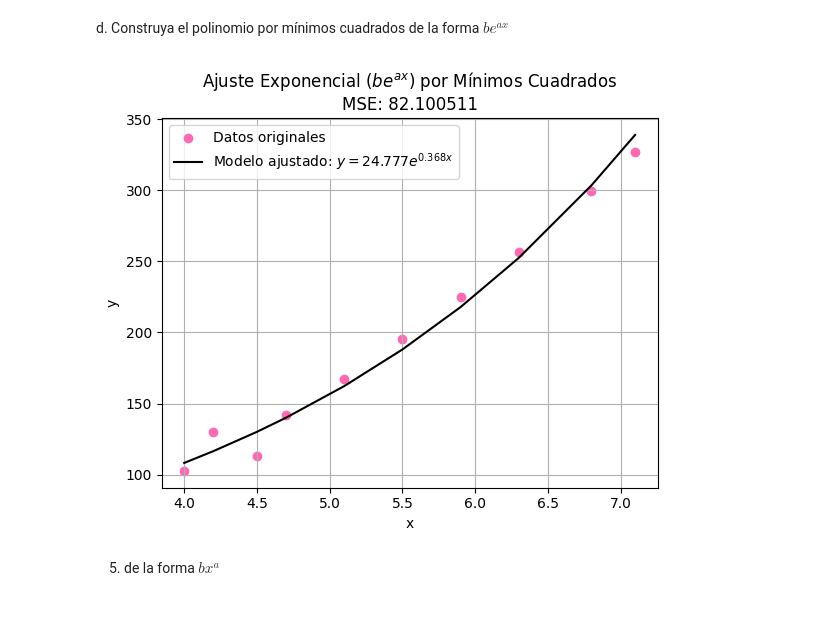
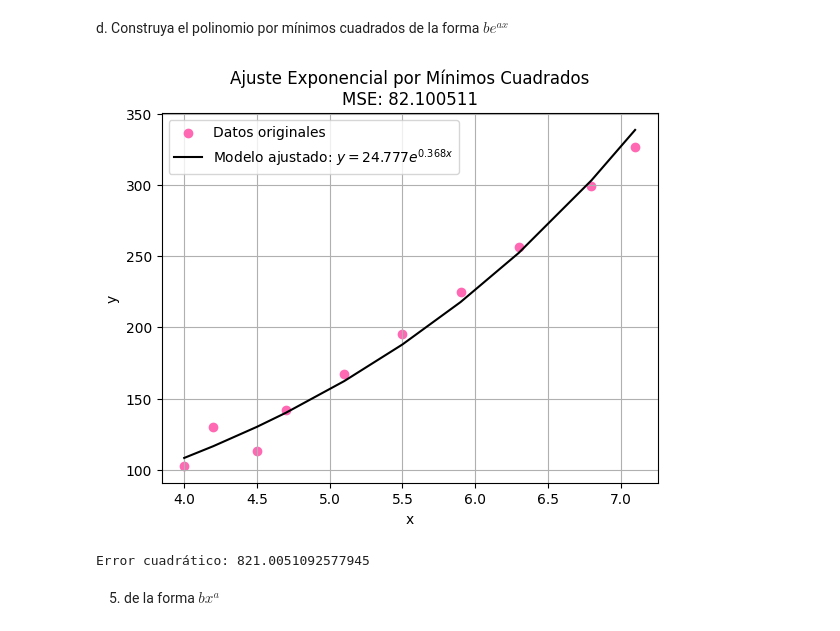
Before and after one commit to IDKHowFoundMe/TareasMN, a Jupyter notebook: Tarea8/tarea8.ipynb, the cells around one changed output. Drawn from its saved outputs; the diff is of its cells as text; code cells hidden in the pictures.

Commit message:
Actualizacion con error calculado

```diff
--- a/Tarea8/tarea8.ipynb
+++ b/Tarea8/tarea8.ipynb
@@ -139,4 +139,10 @@ m, b = ajustar_min_cuadrados(
     xs=xs, ys=ys, gradiente=[der_parcial_1, der_parcial_0]
 )
 print(f"m: {m}, b: {b}")
+
+for xi, yi in zip(xs, ys):
+    y_aprox = m*xi + b
+    error += (yi - y_aprox)**2
+
+print("Error cuadrático:", error)
 # %% [output]
@@ -342,4 +349,10 @@ a,b,c = ajustar_min_cuadrados(
     xs=xs, ys=ys, gradiente=[der_parcial_2, der_parcial_1, der_parcial_0]
 )
 print(f"a: {a}, b: {b}, c: {c}")
+
+for xi, yi in zip(xs, ys):
+    y_aprox = a*xi**2 + b*xi + c
+    error += (yi - y_aprox)**2
+
+print("Error cuadrático:", error)
 # %% [output]
@@ -587,4 +601,12 @@ a,b,c,d= ajustar_min_cuadrados(
     xs=xs, ys=ys, gradiente=[der_parcial_3,der_parcial_2, der_parcial_1, der_parcial_0]
 )
 print(f"a: {a}, b: {b}, c: {c}, d: {d}")
+
+error = 0
+
+for xi, yi in zip(xs, ys):
+    y_aprox = a*xi**3 + b*xi**2 + c*xi + d
+    error += (yi - y_aprox)**2
+
+print("Error cuadrático:", error)
 # %% [output]
@@ -630,29 +653,38 @@ plt.show()
 d. Construya el polinomio por mínimos cuadrados de la forma $be^{ax}$
 # %%
 def ajuste_exponencial(xs, ys):
+    xs = np.array(xs, dtype=float)
+    ys = np.array(ys, dtype=float)
+
     log_ys = np.log(ys)
 
     coeficientes = np.polyfit(xs, log_ys, 1)
     a = coeficientes[0]
     B = coeficientes[1]
     b = np.exp(B)
 
     ys_pred = b * np.exp(a * xs)
 
+    error = np.sum((ys - ys_pred) ** 2)
     mse = np.mean((ys - ys_pred) ** 2)
 
     plt.scatter(xs, ys, color='#FF69B4', label='Datos originales')
-    plt.plot(xs, ys_pred, color='BLACK', label=f'Modelo ajustado: $y = {b:.3f}e^{{{a:.3f}x}}$')
+    plt.plot(xs, ys_pred, color='BLACK',
+             label=f'Modelo ajustado: $y = {b:.3f}e^{{{a:.3f}x}}$')
     plt.xlabel('x')
     plt.ylabel('y')
-    plt.title(f'Ajuste Exponencial ($be^{{ax}}$) por Mínimos Cuadrados\nMSE: {mse:.6f}')
+    plt.title(f'Ajuste Exponencial por Mínimos Cuadrados\nMSE: {mse:.6f}')
     plt.legend()
     plt.grid()
     plt.show()
 
-ajuste_exponencial(xs, ys)
+    return a, b, error
+
+a, b, error = ajuste_exponencial(xs, ys)
+print("Error cuadrático:", error)
 # %% [output]
-[figure, old version]
+[figure, new version]
+Error cuadrático: 821.0051092577945
 # %% [markdown]
 5) de la forma $bx^a$
 # %%
```
Also changed, not shown: parts of 7 cells of this notebook.
